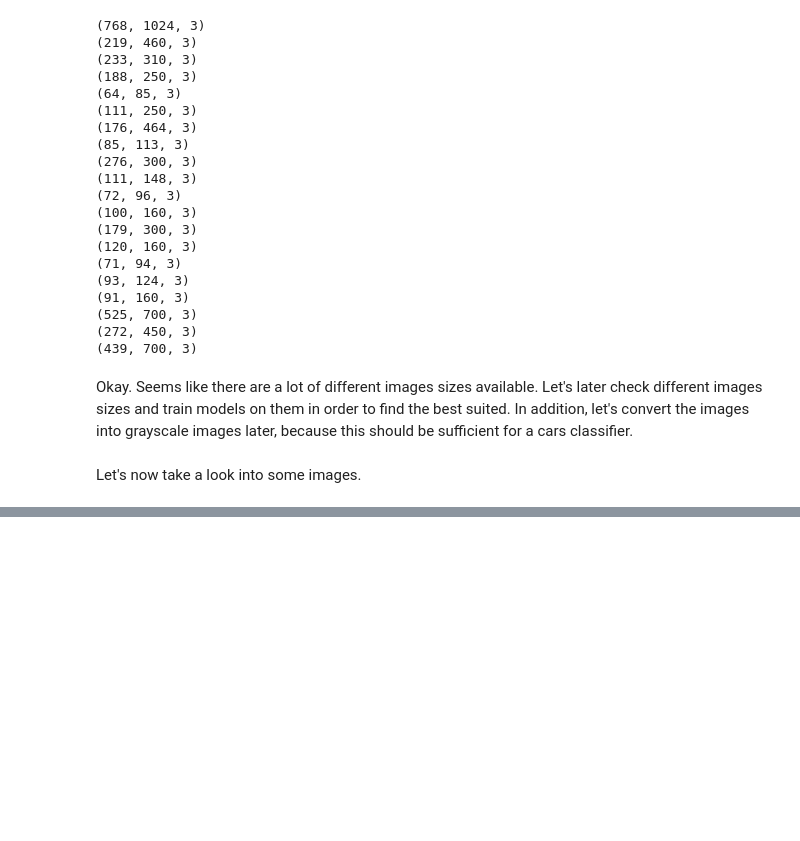
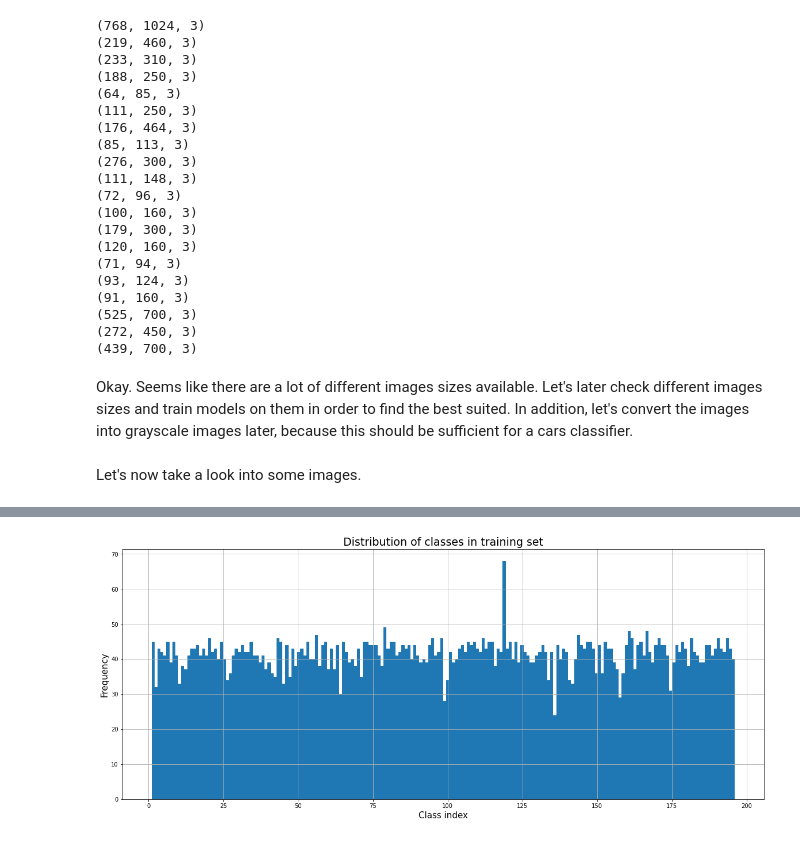
Before and after one commit to patrickbrus/IBM_Machine_Learning_Professional, a Jupyter notebook: Deep_Learning/DeepLearning_Project.ipynb, the cells around one changed output, grey strips where cells are left out. Cells and saved outputs as stored; diff of their text form; code cells hidden in the pictures; blank space fills up the shorter version.

```diff
--- a/Deep_Learning/DeepLearning_Project.ipynb
+++ b/Deep_Learning/DeepLearning_Project.ipynb
@@ -166,0 +183,10 @@ show_image(df, r"data\car_ims", index)
+# %%
+# check distribution of training set
+plt.figure(figsize=(20, 8))
+df.loc[df["test"] == 0]["class"].hist(bins=len(class_names))
+plt.title("Distribution of classes in training set", size=19)
+plt.xlabel("Class index", size=15)
+plt.ylabel("Frequency", size=15)
+plt.show()
+# %% [output]
+[figure, added]
```
Also changed, not shown: parts of 17 cells of this notebook.
